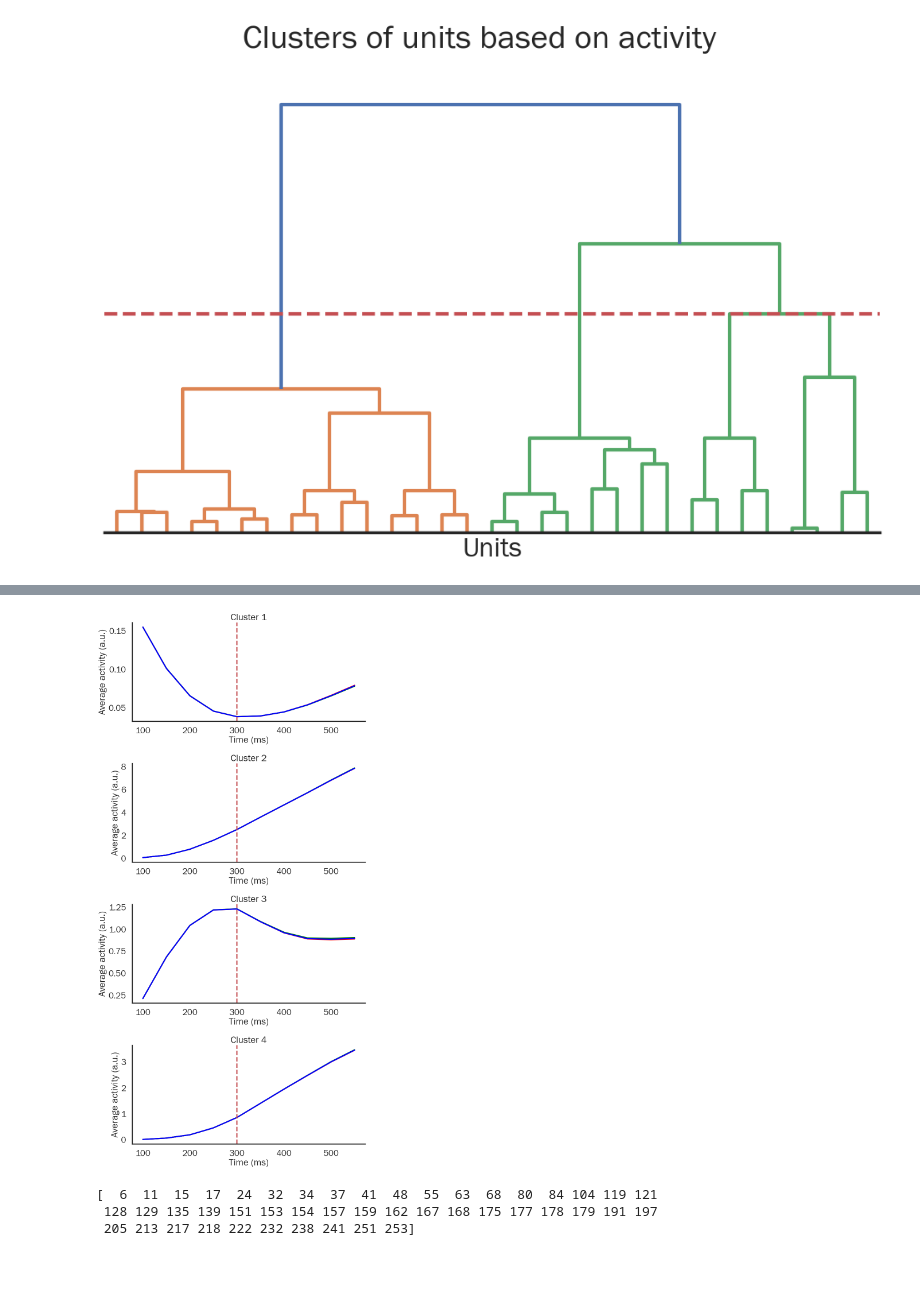
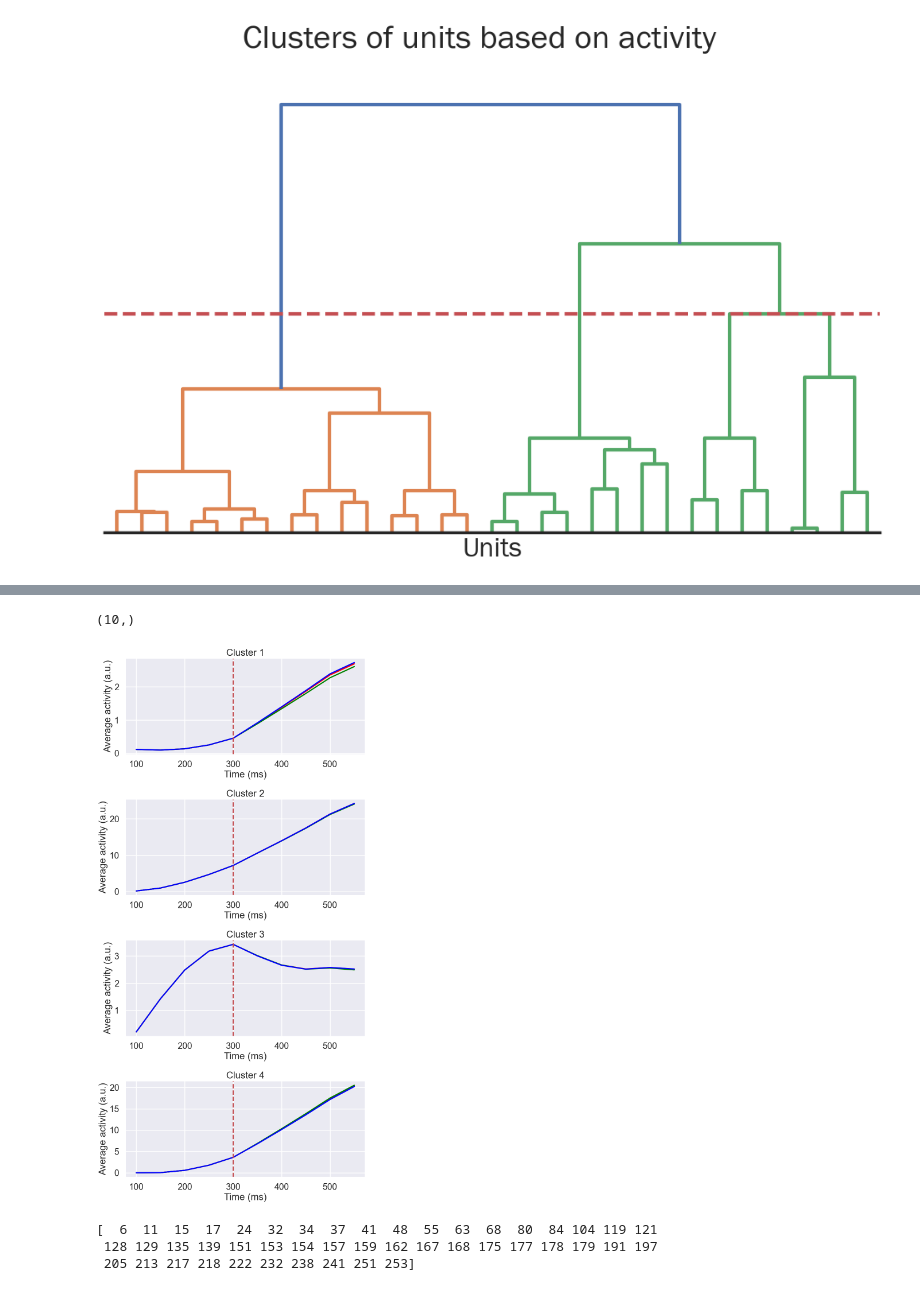
Before and after one commit to sh4r11f/illusion-rnn, a Jupyter notebook: notebooks/TAM_TAM_horiz.ipynb, the cells around one changed output, grey strips where cells are left out. Drawn from its saved outputs; the diff is of its cells as text; code cells hidden in the pictures.

```diff
--- a/notebooks/TAM_TAM_horiz.ipynb
+++ b/notebooks/TAM_TAM_horiz.ipynb
@@ -786,16 +888,16 @@ from sklearn.preprocessing import StandardScaler
 
 # Initialize a StandardScaler
 scaler = StandardScaler()
-
+data = np.stack(activity)
 # Reshape data to (n_neurons, n_trials*n_timepoints)
 data_reshaped = data.transpose(2, 0, 1).reshape(256, -1)
 
 # Scale the data
-data_scaled = scaler.fit_transform(data_reshaped)
+# data_scaled = scaler.fit_transform(data_reshaped)
 
 # Perform Agglomerative Clustering
 cluster = AgglomerativeClustering(n_clusters=4, affinity='euclidean', linkage='ward')
-cluster.fit_predict(data_scaled)
+cluster.fit_predict(data_reshaped)
 
 # Get the unique labels (clusters)
 unique_labels = np.unique(cluster.labels_)
@@ -852,3 +974,7 @@ plt.show()
+# %%
+avg_timecourse.shape
+# %% [output]
+(10,)
 # %%
 import matplotlib.pyplot as plt
 from sklearn.preprocessing import StandardScaler
@@ -862,8 +988,9 @@ colors = ['red', 'green', 'blue']
 color_map = dict(zip(trial_conditions, colors))
 
 # Reshape data to (n_neurons, n_trials*n_timepoints)
+data = np.stack(activity)
 data_reshaped = data.transpose(2, 0, 1).reshape(256, -1)
-data_reshaped = data_reshaped[df.NEURON.unique(), :]
+# data_reshaped = data_reshaped[df.NEURON.unique(), :]
 # Scale the data
 # data_scaled = scaler.fit_transform(data_reshaped)
 
@@ -897,36 +1024,37 @@ for idx, (cluster, neuron_indices) in enumerate(cluster_dict.items()):
         # Get the indices of trials for this condition
         condition_indices = [i for i, trial_info in enumerate(trial_infos) if trial_info["ground_truth"] == condition]
 
         # Get the corresponding data for these trials
-        condition_data = cluster_data[condition_indices]
+        condition_data = cluster_data[condition_indices, :, :]
 
         # Compute the average timecourse and the standard error of the mean
-        avg_timecourse = condition_data.mean(axis=0).mean(axis=1)
+        avg_timecourse = condition_data.mean(axis=2).mean(axis=0)
+        # avg_timecourse = condition_data[0, :, 0]
         # sem_timecourse = condition_data.std(axis=0).mean(axis=1) / np.sqrt(len(condition_indices))
 
         # Plot the average timecourse and error bands with the corresponding color
         axs[idx].plot(avg_timecourse, color=color_map[condition])
         # axs[idx].fill_between(range(n_timepoints), avg_timecourse - sem_timecourse, avg_timecourse + sem_timecourse, color=color_map[condition], alpha=0.3)
 
         axs[idx].set_title(f"Cluster {cluster + 1}")
 
     # Add explicit xticklabels from 0 to 500 ms
     axs[idx].set_xticklabels(np.arange(0, 501, 100))
 
     # Add xlabel
     axs[idx].set_xlabel('Time (ms)')
 
     # Add ylabel
     axs[idx].set_ylabel('Average activity (a.u.)')
 
     # Add line at 300ms
     axs[idx].axvline(x=4, color='r', linestyle='--')
 
 # Show the plot
 plt.tight_layout()
 plt.show()
 # %% [output]
-[figure, old version]
+[figure, new version]
 # %%
 print(df.NEURON.unique())
 # %% [output]
```
Also changed, not shown: parts of 21 cells of this notebook.
